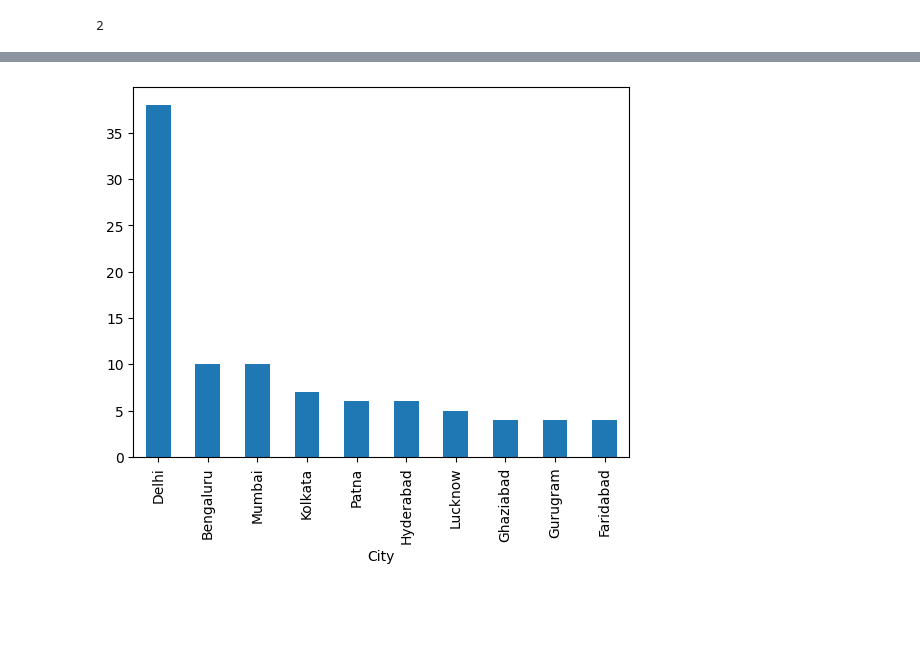
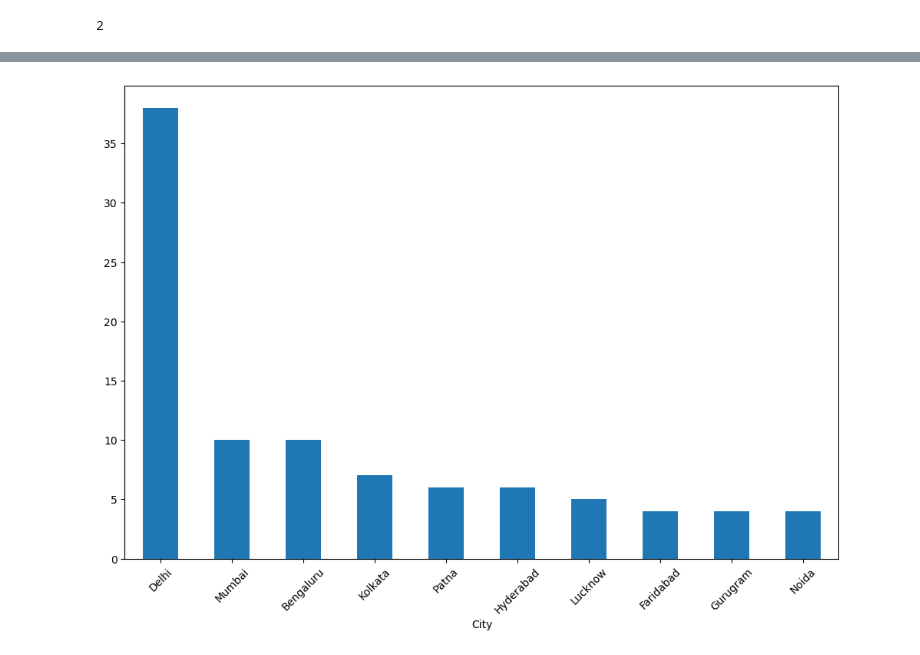
Before and after one commit to Snehratanpara1/AQI_dataset_EDA1, a Jupyter notebook: stations_analysis.ipynb, the cells around one changed output, grey strips where cells are left out. Drawn from its saved outputs; the diff is of its cells as text; code cells hidden in the pictures; blank space fills up the shorter version.

```diff
--- a/stations_analysis.ipynb
+++ b/stations_analysis.ipynb
@@ -4,7 +4,7 @@ import pandas as pd
 import matplotlib.pyplot as plt
 import seaborn as sns
 # %%
-df2 = pd.read_csv('/home/sneh.ratanpara@simform.dom/Sneh Ratanpara Learning/Python Programming/EDA/AQI_dataset/stations.csv')
+df2 = pd.read_csv('E:\Gen AI\AQI_Analysis\Dataset\stations.csv')
 # %%
 df2.sample(5)
 # %% [output]
@@ -113,5 +134,6 @@ plt.show()
 # %%
-df2.groupby('City')['StationId'].count().sort_values(ascending=False).head(10).plot(kind='bar')
+df2.groupby('City')['StationId'].count().sort_values(ascending=False).head(10).plot(kind='bar', figsize=(12, 8))
+plt.xticks(rotation=45)
 plt.show()
 # %% [output]
-[figure, old version]
+[figure, new version]
```
Also changed, not shown: parts of 23 cells of this notebook, 4 other files.
